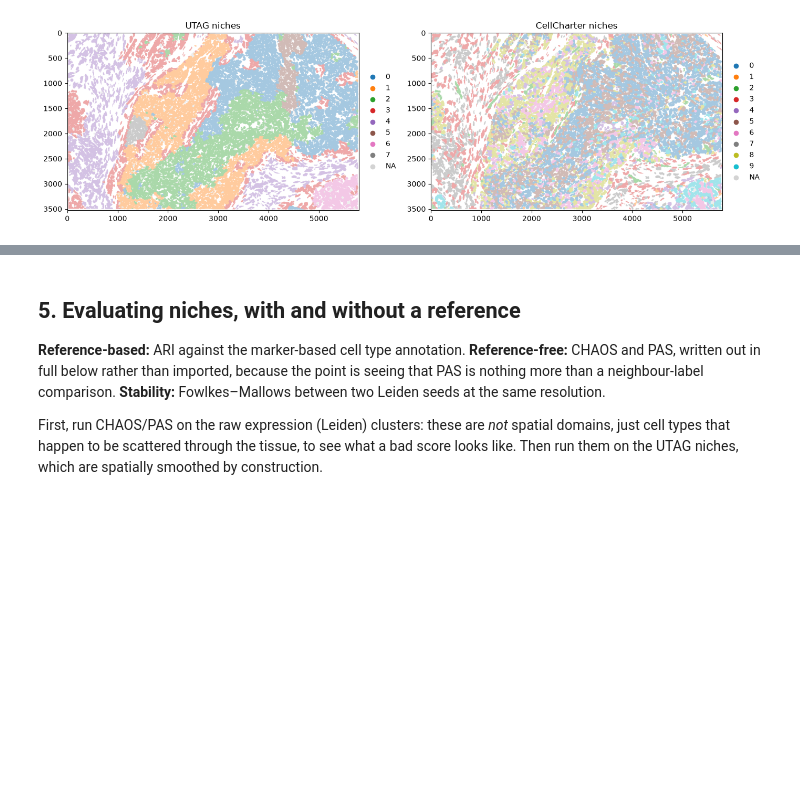
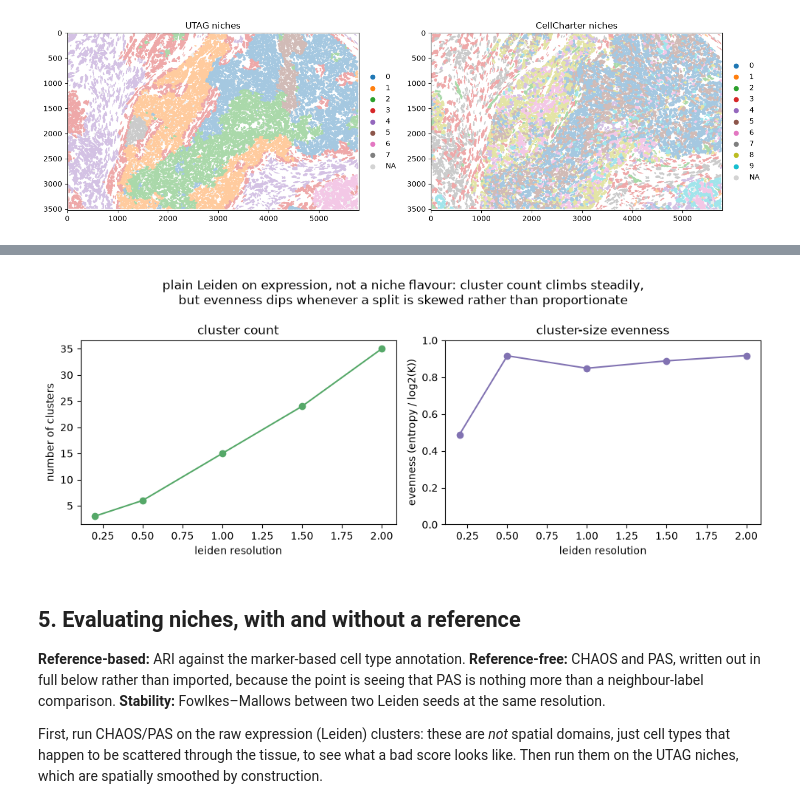
Before and after one commit to scverse/2026_09_workshop_physalia, a Jupyter notebook: notebooks/day_3/nb1_niches_and_clustering.ipynb, the cells around one changed output, grey strips where cells are left out. Cells and saved outputs as stored; diff of their text form; code cells hidden in the pictures; blank space fills up the shorter version.

```diff
--- a/notebooks/day_3/nb1_niches_and_clustering.ipynb
+++ b/notebooks/day_3/nb1_niches_and_clustering.ipynb
@@ -313,3 +349,33 @@ plt.show()
+# %%
+leiden_resolutions = [0.2, 0.5, 1.0, 1.5, 2.0]
+leiden_n_clusters, leiden_evenness = [], []
+for res in leiden_resolutions:
+    a = adata.copy()
+    sc.pp.scale(a, max_value=10)
+    sc.pp.pca(a, n_comps=50)
+    sc.pp.neighbors(a)
+    sc.tl.leiden(a, resolution=res, flavor="igraph", n_iterations=2, random_state=0)
+    k = a.obs["leiden"].nunique()
+    leiden_n_clusters.append(k)
+    fractions = a.obs["leiden"].value_counts(normalize=True).values
+    entropy = -(fractions * np.log2(fractions)).sum()
+    leiden_evenness.append(entropy / np.log2(k))  # normalised to [0, 1]: 1 = perfectly balanced sizes
+
+fig, axes = plt.subplots(1, 2, figsize=(10, 4))
+axes[0].plot(leiden_resolutions, leiden_n_clusters, marker="o", color="#55A868")
+axes[0].set_xlabel("leiden resolution"); axes[0].set_ylabel("number of clusters")
+axes[0].set_title("cluster count")
+
+axes[1].plot(leiden_resolutions, leiden_evenness, marker="o", color="#8172B2")
+axes[1].set_xlabel("leiden resolution"); axes[1].set_ylabel("evenness (entropy / log2(K))")
+axes[1].set_title("cluster-size evenness")
+axes[1].set_ylim(0, 1)
+
+fig.suptitle("plain Leiden on expression, not a niche flavour: cluster count climbs steadily,\nbut evenness dips whenever a split is skewed rather than proportionate")
+plt.tight_layout()
+plt.show()
+# %% [output]
+[figure, added]
 # %% [markdown]
 ## 5. Evaluating niches, with and without a reference
 
```
Also changed, not shown: parts of 4 cells of this notebook, 4 other files.
